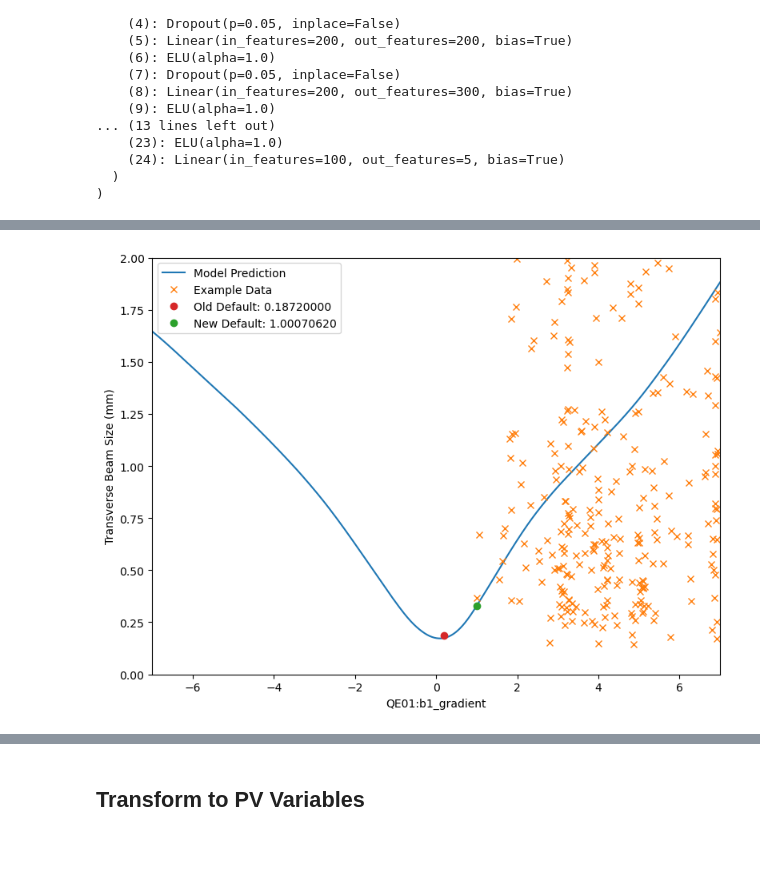
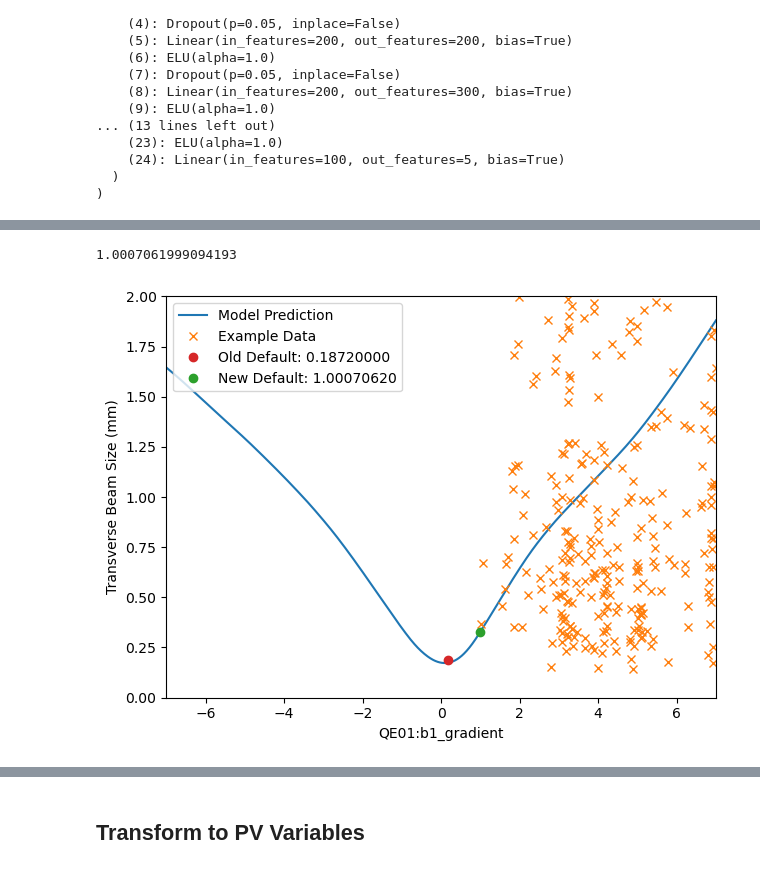
Before and after one commit to t-bz/lcls_cu_injector_nn_model, a Jupyter notebook: correct_inconsistent_default_value.ipynb, the cells around one changed output, grey strips where cells are left out. Cells and saved outputs as stored; diff of their text form; code cells hidden in the pictures.

Commit message:
Add scans at new default values

```diff
--- a/correct_inconsistent_default_value.ipynb
+++ b/correct_inconsistent_default_value.ipynb
@@ -57,9 +57,10 @@ LUMEModule(
 # %%
 # variable which needs default correction
 var_name = "QE01:b1_gradient"
+var_idx = list(sim_input_variables.keys()).index(var_name)
 
 # old default values
-x_default = torch.tensor([sim_input_variables[key].default for key in sim_input_variables.keys()], dtype=torch.double)
+x_default_old = torch.tensor([sim_input_variables[key].default for key in sim_input_variables.keys()], dtype=torch.double)
 # %%
 # define objective model
 class ObjectiveModel(torch.nn.Module):
@@ -105,25 +92,46 @@ with torch.no_grad():
+# %%
+# 1d scan over original range
+v_lim_old = sim_input_variables[var_name].value_range
+x_scan_old = scan_x(x_default_old, var_name, v_lim_old)
+with torch.no_grad():
+    y_scan_old = objective_model(x_scan_old)
+
+# 1D scan over extended range
+v_max = max(sim_input_variables[var_name].value_range)
+x_scan = scan_x(x_default_old, var_name, [-v_max, v_max])
+with torch.no_grad():
+    y_scan = objective_model(x_scan)
 # %%
 # new default
-idx_min = torch.argmin(x_scan_old[:, idx])
+idx_min = torch.argmin(x_scan_old[:, var_idx])
 x_default_new = x_scan_old[idx_min, :]
 y_default_new = y_scan_old[idx_min]
+x_default_new[var_idx].item()
+# %% [output]
+1.0007061999094193
 # %%
 # load example data
 inputs_small = torch.load("info/inputs_small.pt")
 outputs_small = torch.load("info/outputs_small.pt")
 # %%
-# plot
-fig, ax = plt.subplots(figsize=(8, 6))
-idx = list(sim_input_variables.keys()).index(var_name)
-ax.plot(x_scan[:, idx], y_scan, "C0-", label="Model Prediction")
-ax.plot(inputs_small[:, idx], objective_model.function(outputs_small[:, 0], outputs_small[:, 1]), "C1x", label="Example Data")
-ax.plot(x_default[idx], sim_input_variables[var_name].default, "C3o", label="Old Default: {:.8f}".format(x_default[idx]))
-ax.plot(x_default_new[idx], y_default_new, "C2o", label="New Default: {:.8f}".format(x_default_new[idx]))
+# plot scan and example data
+"""
+The example data does not match model predictions here since they are distributed across the entire domain
+rather than be restricted to the default values for each input besides QE01:b1_gradient.
+"""
+fig, ax = plt.subplots()
+ax.plot(x_scan[:, var_idx], y_scan, "C0-", label="Model Prediction")
+ax.plot(inputs_small[:, var_idx], objective_model.function(outputs_small[:, 0], outputs_small[:, 1]),
+        "C1x", label="Example Data")
+ax.plot(x_default_old[var_idx], sim_input_variables[var_name].default, "C3o",
+        label="Old Default: {:.8f}".format(x_default_old[var_idx]))
+ax.plot(x_default_new[var_idx], y_default_new, "C2o",
+        label="New Default: {:.8f}".format(x_default_new[var_idx]))
 ax.set_xlabel(var_name)
 ax.set_ylabel("Transverse Beam Size (mm)")
-ax.set_xlim(torch.min(x_scan[:, idx]), torch.max(x_scan[:, idx]))
+ax.set_xlim(torch.min(x_scan[:, var_idx]), torch.max(x_scan[:, var_idx]))
 ax.set_ylim(0.0, 2.0)
-ax.legend()
+ax.legend(loc="upper left")
 fig.tight_layout()
 # %% [output]
-[figure, old version]
+[figure, new version]
```
Also changed, not shown: parts of 9 cells of this notebook.
